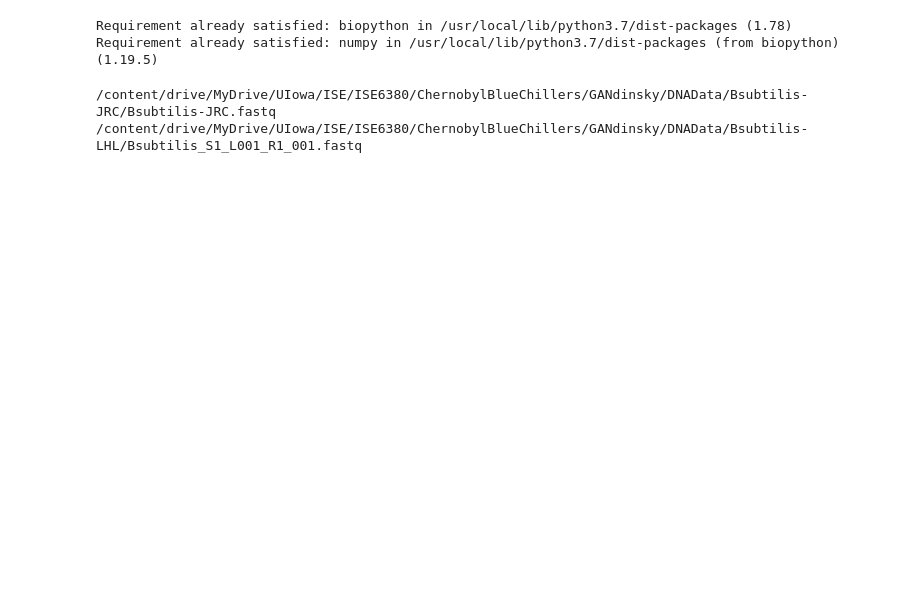
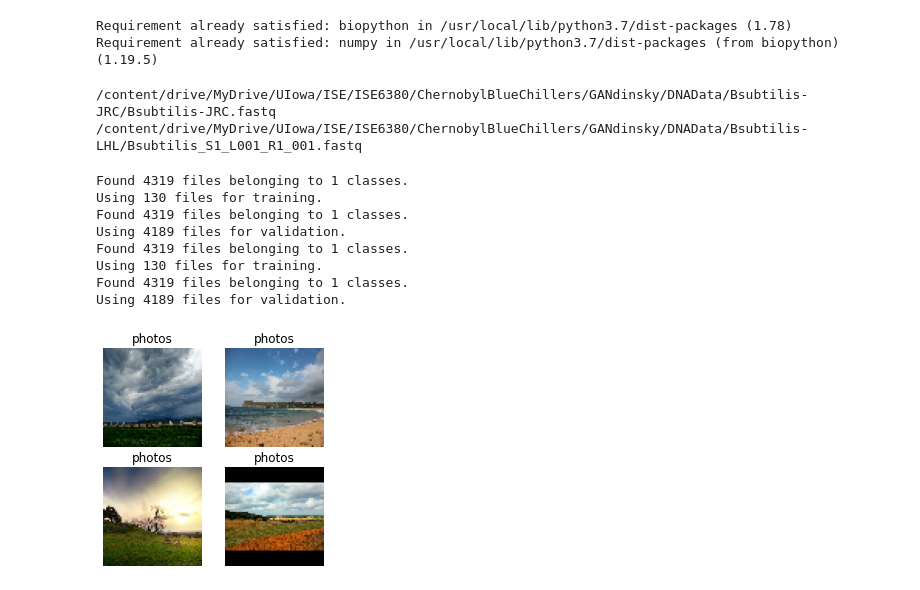
Before and after one commit to bfiegel/DeepLearningProject, a Jupyter notebook: Code/demo.ipynb, the cells around one changed output. Drawn from its saved outputs; the diff is of its cells as text; code cells hidden in the pictures; blank space fills up the shorter version.

```diff
--- a/Code/demo.ipynb
+++ b/Code/demo.ipynb
@@ -407,6 +407,42 @@ class StackGANStage(GAN):
     self.fit(self.normalized_train_ds, epochs=epochs
                ,callbacks=[GANMonitor(num_img=2, latent_dim=self.latent_dim, image_dir=self.GeneratedImageDir, name=name)]
               )
+# %%
+class StackGanUpSample(Layer):
+    def __init__(self, filters, kernel_size, upsample_size, label,**kwargs):
+      super(StackGanUpSample, self).__init__(**kwargs)
+      self.filters = filters
+      self.kernel_size=kernel_size
+      self.upsample_size = upsample_size
+      self.label=label
+
+    def call(self, x):
+      x=tf.keras.layers.UpSampling2D(size=self.upsample_size , data_format=None, interpolation='nearest')(x)
+      x=tf.keras.layers.Conv2D(filters=self.filters, kernel_size=self.kernel_size, name=label, padding="same", strides=1, use_bias=False)(x)
+      x=tf.keras.layers.BatchNormalization()(x)
+      return tf.keras.layers.ReLU()(x)
+
+    def compute_output_shape(self, input_shape):
+        return input_shape
+
+class StackGanStageIDownSample(Layer):
+    def __init__(self, filters, kernel_size, strides, label, useActivation, **kwargs):
+      super(StackGanStageIDownSample, self).__init__(**kwargs)
+      self.filters = filters
+      self.kernel_size=kernel_size
+      self.strides = strides
+      self.label=label
+      self.useActivation = useActivation
+
+    def call(self, x):
+      x = tf.keras.layers.Conv2D(filters=self.filters, kernel_size=self.kernel_size, name=self.label, padding="same", strides=self.strides, use_bias=False)(x)
+      x = tf.keras.layers.BatchNormalization()(x)
+      if (self.useActivation):
+        x = tf.keras.layers.LeakyReLU(alpha=0.2)(x)
+      return x
+
+    def compute_output_shape(self, input_shape):
+        return input_shape
 # %%
 class StackGANStageI(StackGANStage):
   def __init__ (self, name, trainingClass, batch_size, latent_dim, image_shape):
@@ -708,8 +764,18 @@ class GANDinsky(object):
     self.StageI.Train(epochs=epochs, name=name)
     #self.StageII.Train(epochs=epochs, name=name)
 # %%
-gan = GANDinsky(trainingClass="lpV2", useSampleData=False, prepForTraining=True)
+gan = GANDinsky(trainingClass="landscape_photoV2", useSampleData=False, prepForTraining=True)
 gan.LoadWeights()
 gan.DisplaySamples()
+# %% [output]
+Found 4319 files belonging to 1 classes.
+Using 130 files for training.
+Found 4319 files belonging to 1 classes.
+Using 4189 files for validation.
+Found 4319 files belonging to 1 classes.
+Using 130 files for training.
+Found 4319 files belonging to 1 classes.
+Using 4189 files for validation.
+[figure, added]
 # %%
 iterations=20
```
Also changed, not shown: parts of 5 cells of this notebook.
